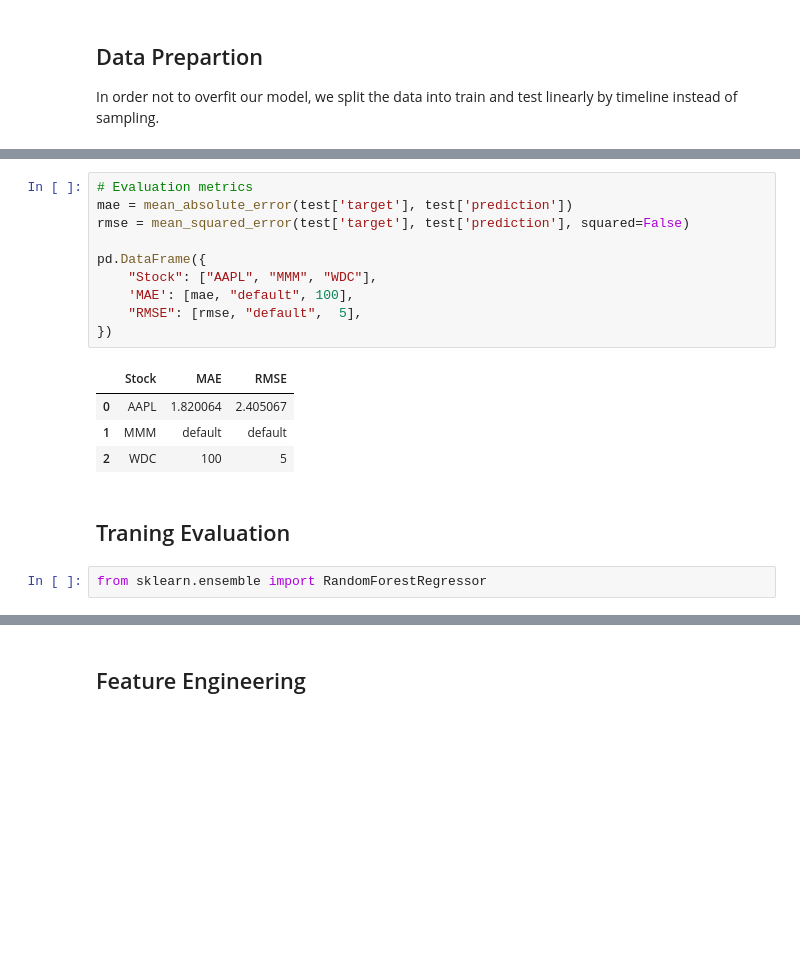
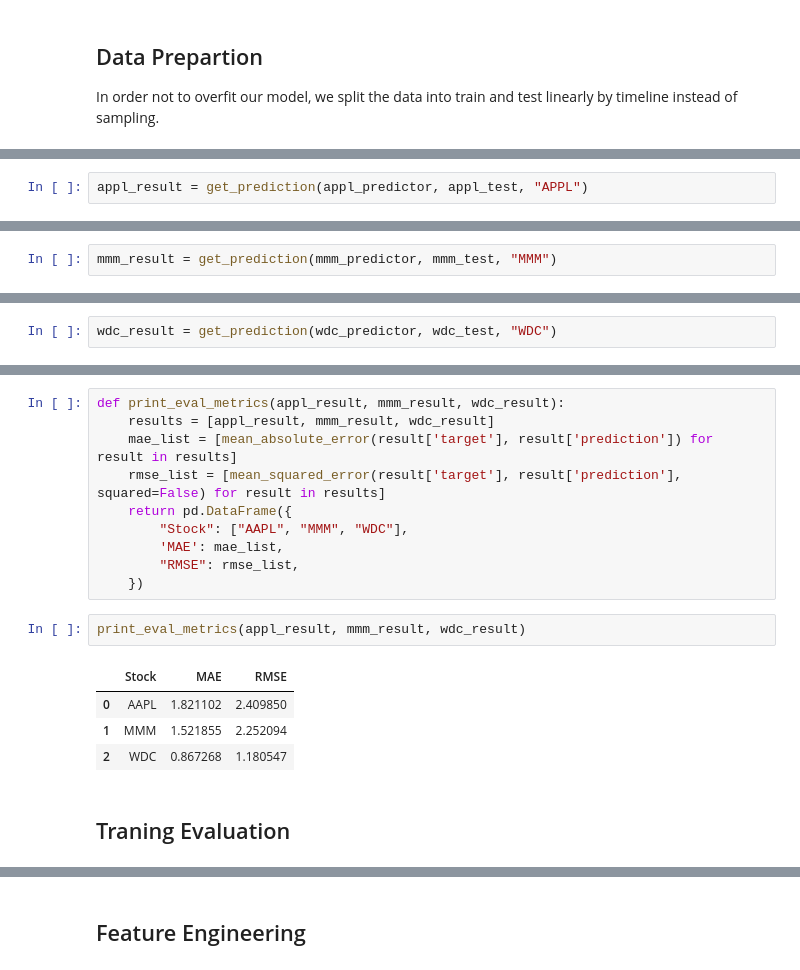
Before and after one commit to jwen2014/predict-stock-price, a Jupyter notebook: train.ipynb, the cells around one changed output, grey strips where cells are left out. Cells and saved outputs as stored; diff of their text form; blank space fills up the shorter version.

```diff
--- a/train.ipynb
+++ b/train.ipynb
@@ -127,0 +176,2 @@ plt.gcf().autofmt_xdate()
+# %%
+appl_result = get_prediction(appl_predictor, appl_test, "APPL")
@@ -127,0 +180,2 @@ plt.gcf().autofmt_xdate()
+# %%
+mmm_result = get_prediction(mmm_predictor, mmm_test, "MMM")
@@ -127,0 +184,2 @@ plt.gcf().autofmt_xdate()
+# %%
+wdc_result = get_prediction(wdc_predictor, wdc_test, "WDC")
@@ -128,20 +188,20 @@ plt.gcf().autofmt_xdate()
+# %%
+def print_eval_metrics(appl_result, mmm_result, wdc_result):
+    results = [appl_result, mmm_result, wdc_result]
+    mae_list = [mean_absolute_error(result['target'], result['prediction']) for result in results]
+    rmse_list = [mean_squared_error(result['target'], result['prediction'], squared=False) for result in results]
+    return pd.DataFrame({
+        "Stock": ["AAPL", "MMM", "WDC"],
+        'MAE': mae_list,
+        "RMSE": rmse_list,
+    })
 # %%
-# Evaluation metrics
-mae = mean_absolute_error(test['target'], test['prediction'])
-rmse = mean_squared_error(test['target'], test['prediction'], squared=False)
-
-pd.DataFrame({
-    "Stock": ["AAPL", "MMM", "WDC"],
-    'MAE': [mae, "default", 100],
-    "RMSE": [rmse, "default",  5],
-})
+print_eval_metrics(appl_result, mmm_result, wdc_result)
 # %% [output]
 |  | Stock | MAE | RMSE |
-| 0 | AAPL | 1.820064 | 2.405067 |
-| 1 | MMM | default | default |
-| 2 | WDC | 100 | 5 |
+| 0 | AAPL | 1.821102 | 2.409850 |
+| 1 | MMM | 1.521855 | 2.252094 |
+| 2 | WDC | 0.867268 | 1.180547 |
 # %% [markdown]
 ## Traning Evaluation
-# %%
-from sklearn.ensemble import RandomForestRegressor
 # %%
```
Also changed, not shown: parts of 35 cells of this notebook, 1 other file.
